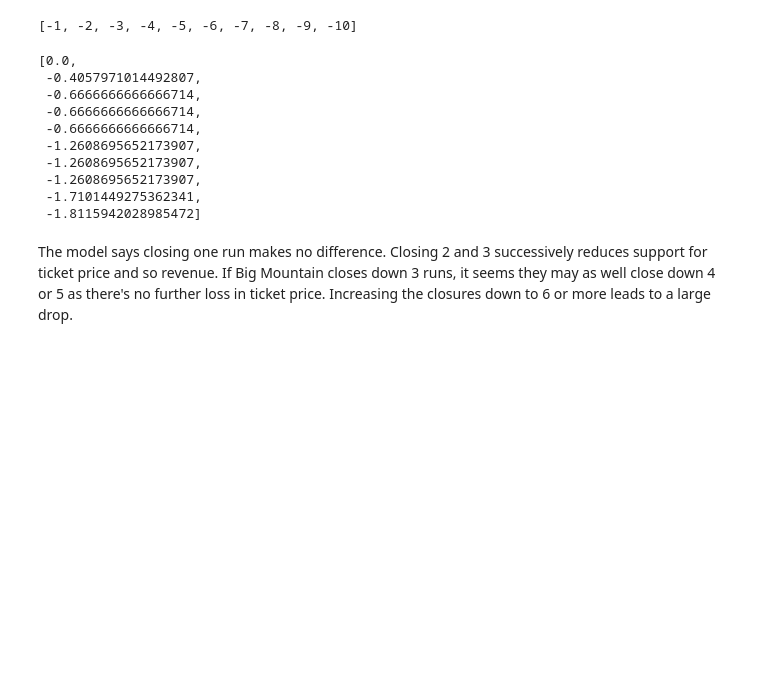
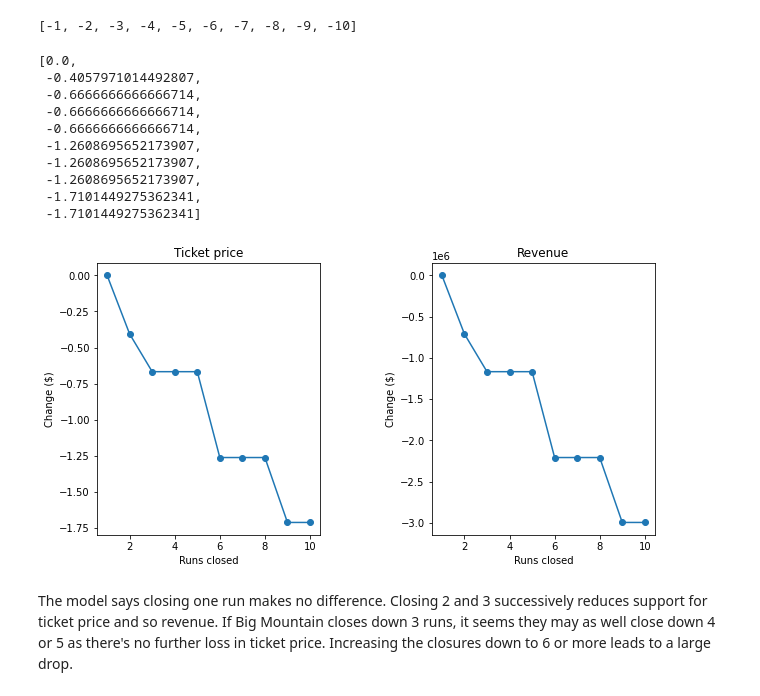
Before and after one commit to reneeylewis/Springboard-Projects, a Jupyter notebook: GuidedCapstone - Ski Resort/Step Five - Modeling /05_modeling.ipynb, the cells around one changed output. Saved outputs shown, nothing was run; the diff lists cells and outputs as text; code cells hidden in the pictures; blank space fills up the shorter version.

```diff
--- a/GuidedCapstone - Ski Resort/Step Five - Modeling /05_modeling.ipynb
+++ b/GuidedCapstone - Ski Resort/Step Five - Modeling /05_modeling.ipynb
@@ -324,7 +324,7 @@ def predict_increase(features, deltas):
 
     bm2 = X_bm.copy()
     for f, d in zip(features, deltas):
-        bm2[___] += ___
+        bm2[f] += d
     return model.predict(bm2).item() - model.predict(X_bm).item()
 # %% [markdown]
 ### 5.9.1 Scenario 1<a id='5.9.1_Scenario_1'></a>
@@ -349,23 +349,25 @@ price_deltas
  -1.2608695652173907,
  -1.2608695652173907,
  -1.7101449275362341,
- -1.8115942028985472]
+ -1.7101449275362341]
 # %%
 #Code task 3#
 #Create two plots, side by side, for the predicted ticket price change (delta) for each
 #condition (number of runs closed) in the scenario and the associated predicted revenue
 #change on the assumption that each of the expected visitors buys 5 tickets
 #There are two things to do here:
 #1 - use a list comprehension to create a list of the number of runs closed from `runs_delta`
 #2 - use a list comprehension to create a list of predicted revenue changes from `price_deltas`
-runs_closed = [-1 * ___ for ___ in runs_delta] #1
+runs_closed = [-1 * r for r in runs_delta] #1
 fig, ax = plt.subplots(1, 2, figsize=(10, 5))
 fig.subplots_adjust(wspace=0.5)
 ax[0].plot(runs_closed, price_deltas, 'o-')
 ax[0].set(xlabel='Runs closed', ylabel='Change ($)', title='Ticket price')
-revenue_deltas = [5 * expected_visitors * ___ for ___ in ___] #2
+revenue_deltas = [5 * expected_visitors * p for p in price_deltas] #2
 ax[1].plot(runs_closed, revenue_deltas, 'o-')
 ax[1].set(xlabel='Runs closed', ylabel='Change ($)', title='Revenue');
+# %% [output]
+[figure, added]
 # %% [markdown]
 The model says closing one run makes no difference. Closing 2 and 3 successively reduces support for ticket price and so revenue. If Big Mountain closes down 3 runs, it seems they may as well close down 4 or 5 as there's no further loss in ticket price. Increasing the closures down to 6 or more leads to a large drop.
 # %% [markdown]
```
Also changed, not shown: parts of 6 cells of this notebook.
